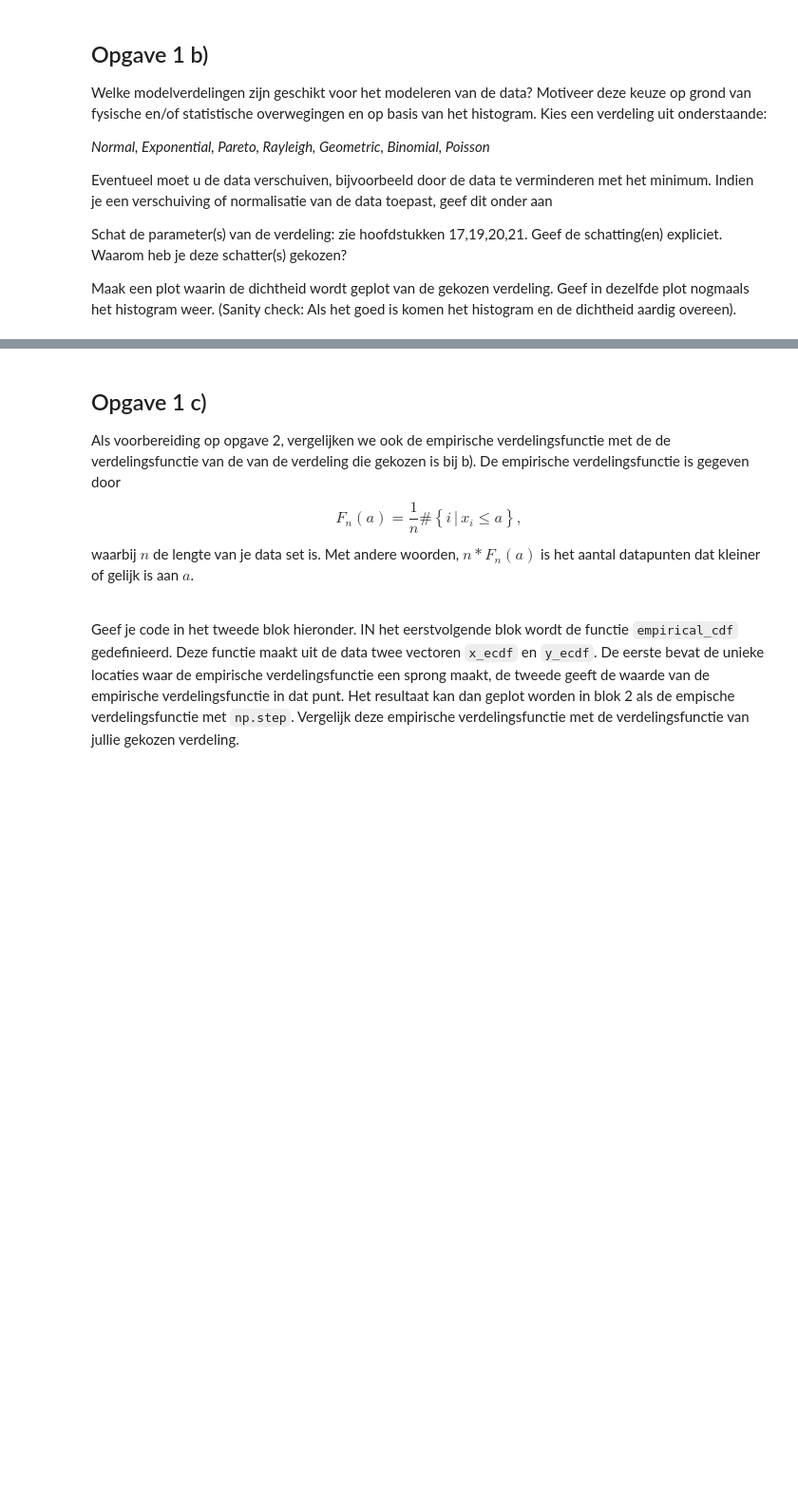
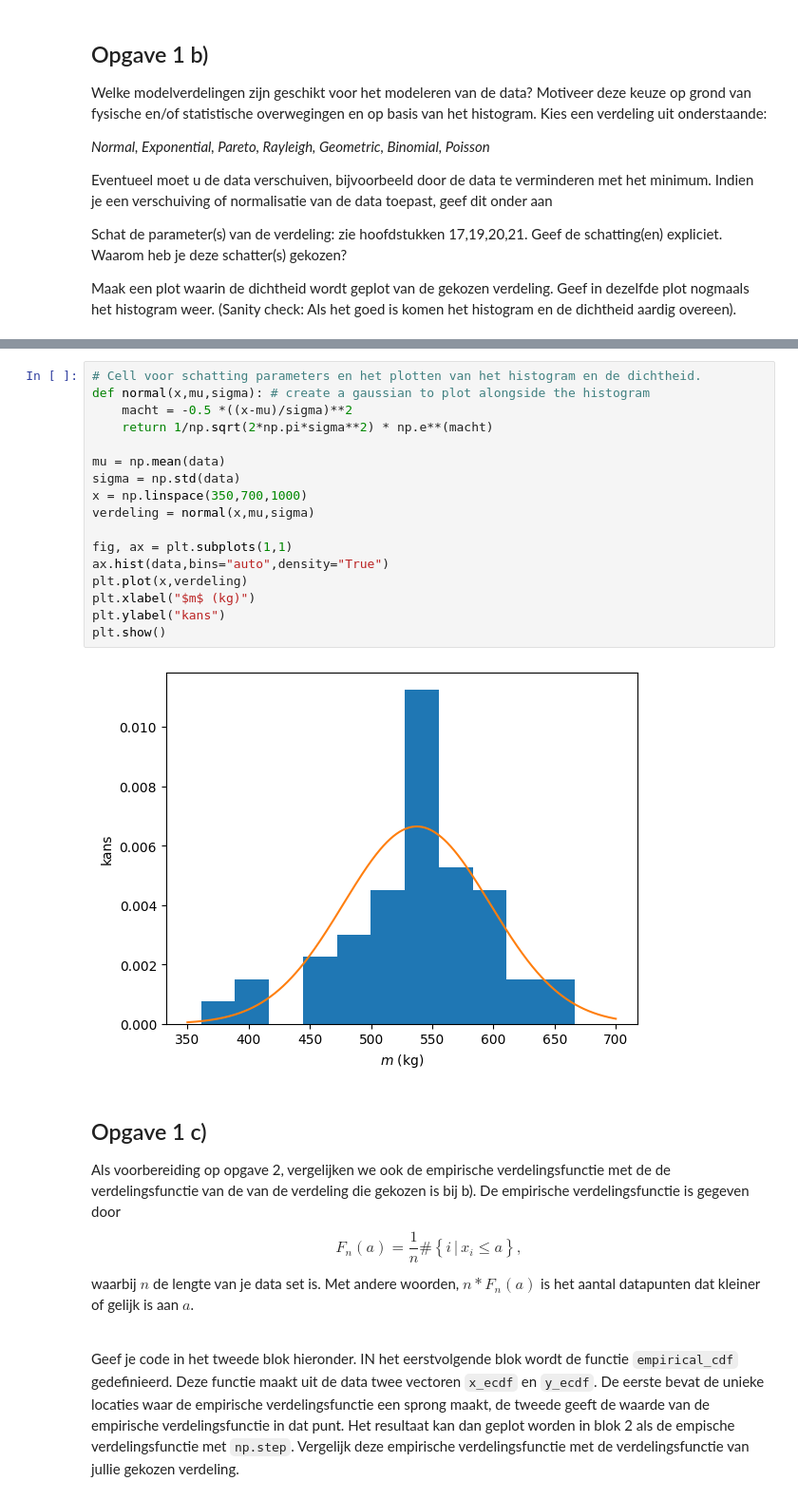
Before and after one commit to Danielle-06/Statistiek-python-opdracht, a Jupyter notebook: Python_opgave_Statistiek.ipynb, the cells around one changed output, grey strips where cells are left out. Shown at 95% size. Saved outputs shown, nothing was run; the diff lists cells and outputs as text; blank space fills up the shorter version.

```diff
--- a/Python_opgave_Statistiek.ipynb
+++ b/Python_opgave_Statistiek.ipynb
@@ -80,3 +81,22 @@ Cell voor tekstuele uitwerking bij opgave 1b.
+# %%
+# Cell voor schatting parameters en het plotten van het histogram en de dichtheid.
+def normal(x,mu,sigma): # create a gaussian to plot alongside the histogram
+    macht = -0.5 *((x-mu)/sigma)**2
+    return 1/np.sqrt(2*np.pi*sigma**2) * np.e**(macht)
+
+mu = np.mean(data)
+sigma = np.std(data)
+x = np.linspace(350,700,1000)
+verdeling = normal(x,mu,sigma)
+
+fig, ax = plt.subplots(1,1)
+ax.hist(data,bins="auto",density="True")
+plt.plot(x,verdeling)
+plt.xlabel("$m$ (kg)")
+plt.ylabel("kans")
+plt.show()
+# %% [output]
+[figure, added]
 # %% [markdown]
 ## Opgave 1 c)
 
```
Also changed, not shown: parts of 7 cells of this notebook, 1 other file.
